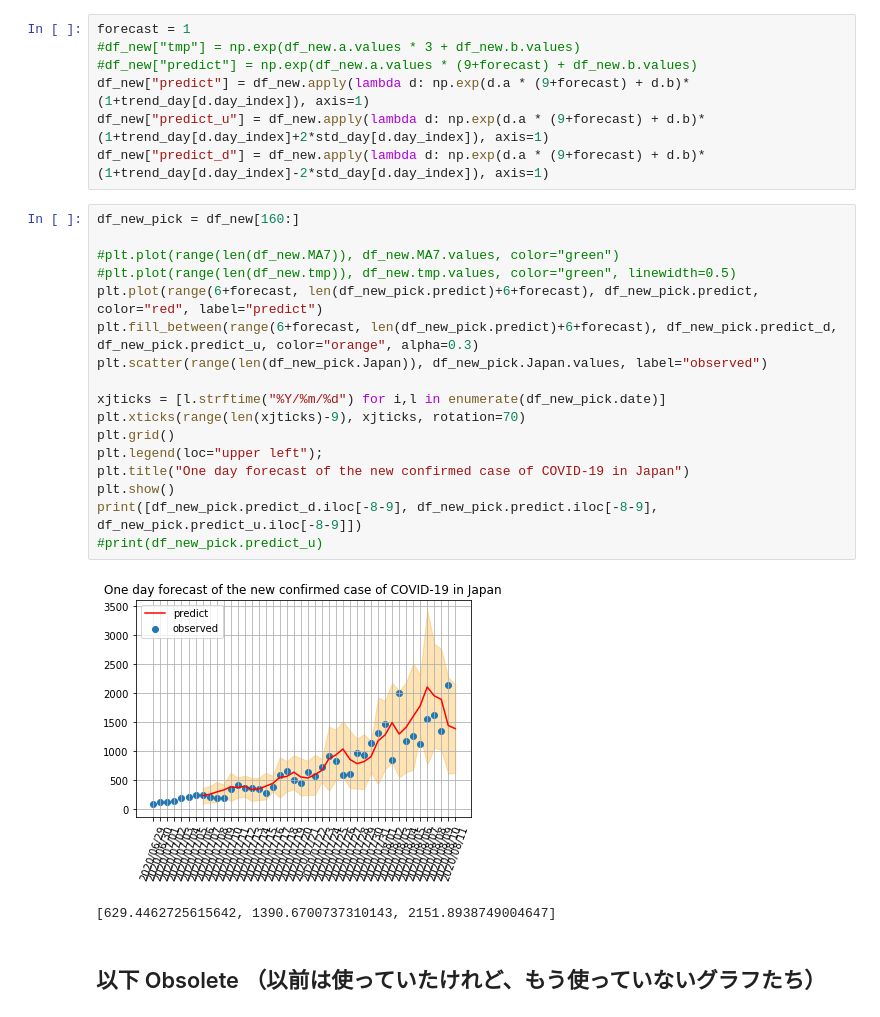
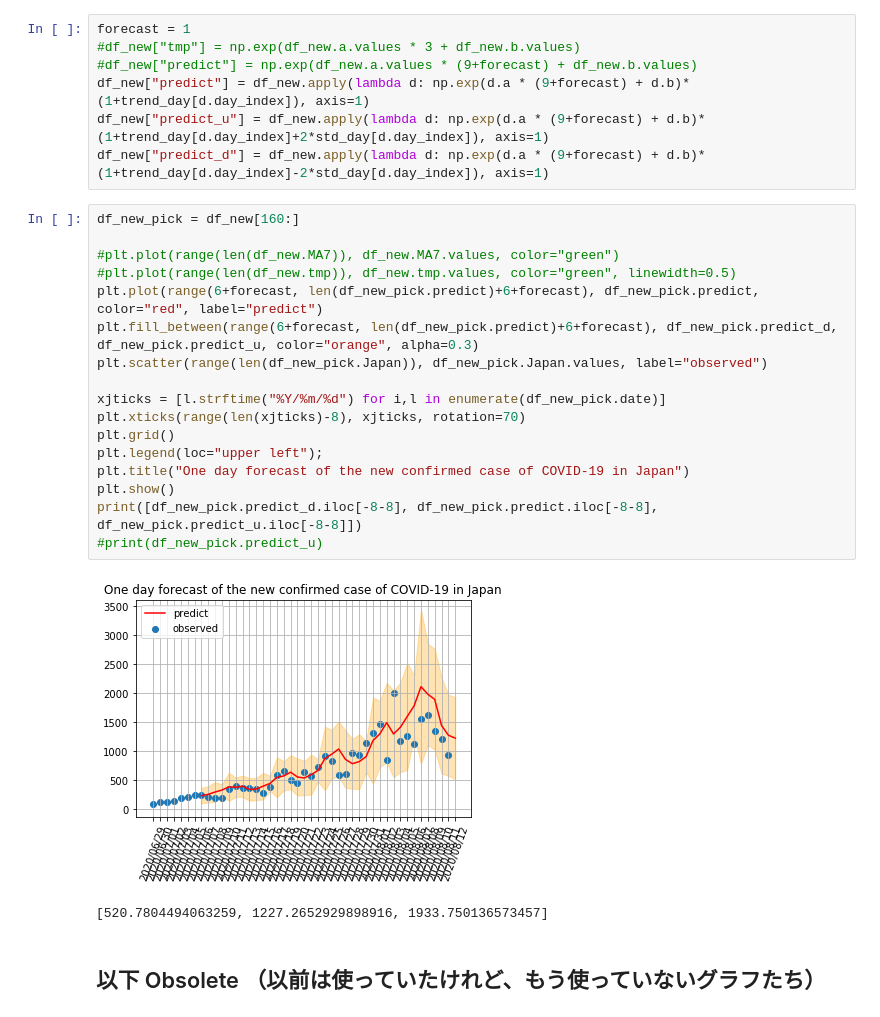
Before and after one commit to yoneken/covid19jp, a Jupyter notebook: Forecast_covid19.ipynb, the cells around one changed output. Cells and saved outputs as stored; diff of their text form.

```diff
--- a/Forecast_covid19.ipynb
+++ b/Forecast_covid19.ipynb
@@ -444,23 +444,23 @@ df_new["predict_d"] = df_new.apply(lambda d: np.exp(d.a * (9+forecast) + d.b)*(1
 # %%
 df_new_pick = df_new[160:]
 
 #plt.plot(range(len(df_new.MA7)), df_new.MA7.values, color="green")
 #plt.plot(range(len(df_new.tmp)), df_new.tmp.values, color="green", linewidth=0.5)
 plt.plot(range(6+forecast, len(df_new_pick.predict)+6+forecast), df_new_pick.predict, color="red", label="predict")
 plt.fill_between(range(6+forecast, len(df_new_pick.predict)+6+forecast), df_new_pick.predict_d, df_new_pick.predict_u, color="orange", alpha=0.3)
 plt.scatter(range(len(df_new_pick.Japan)), df_new_pick.Japan.values, label="observed")
 
 xjticks = [l.strftime("%Y/%m/%d") for i,l in enumerate(df_new_pick.date)]
-plt.xticks(range(len(xjticks)-9), xjticks, rotation=70)
+plt.xticks(range(len(xjticks)-8), xjticks, rotation=70)
 plt.grid()
 plt.legend(loc="upper left");
 plt.title("One day forecast of the new confirmed case of COVID-19 in Japan")
 plt.show()
-print([df_new_pick.predict_d.iloc[-8-9], df_new_pick.predict.iloc[-8-9], df_new_pick.predict_u.iloc[-8-9]])
+print([df_new_pick.predict_d.iloc[-8-8], df_new_pick.predict.iloc[-8-8], df_new_pick.predict_u.iloc[-8-8]])
 #print(df_new_pick.predict_u)
 # %% [output]
-[figure, old version]
+[figure, new version]
-[629.4462725615642, 1390.6700737310143, 2151.8938749004647]
+[520.7804494063259, 1227.2652929898916, 1933.750136573457]
 # %% [markdown]
 ## 以下 Obsolete （以前は使っていたけれど、もう使っていないグラフたち）
 # %% [markdown]
```
Also changed, not shown: parts of 11 cells of this notebook, 1 other file.
